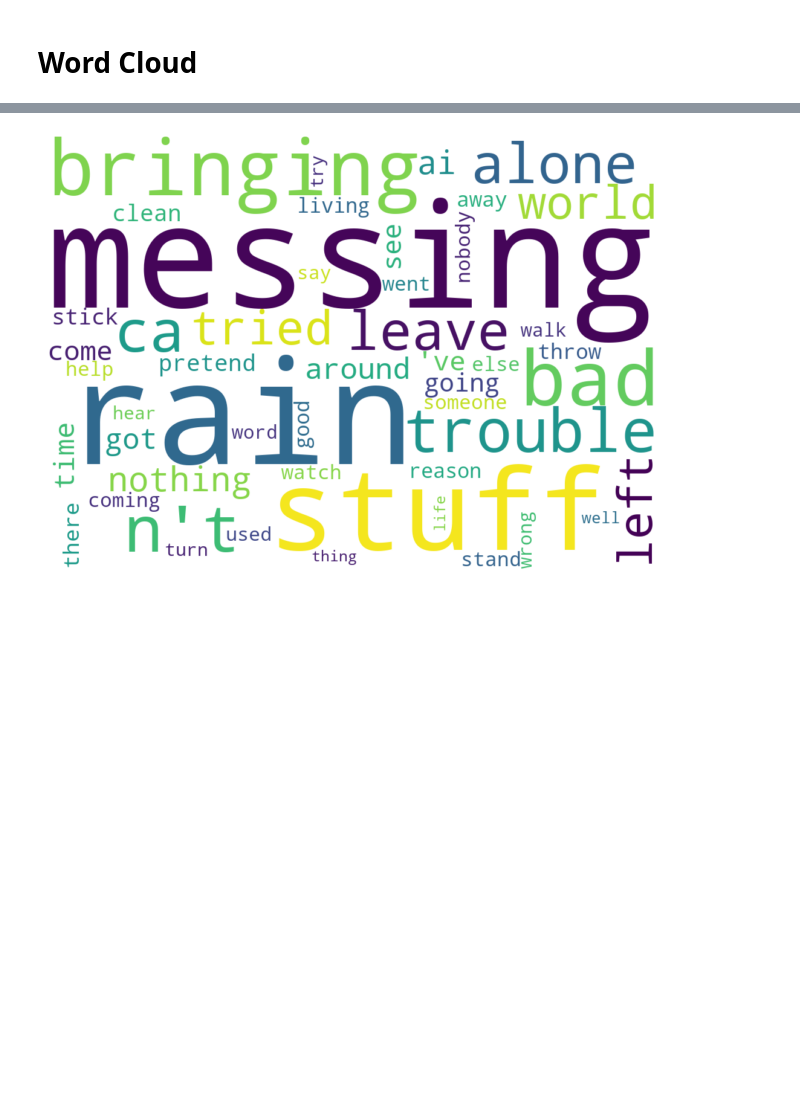
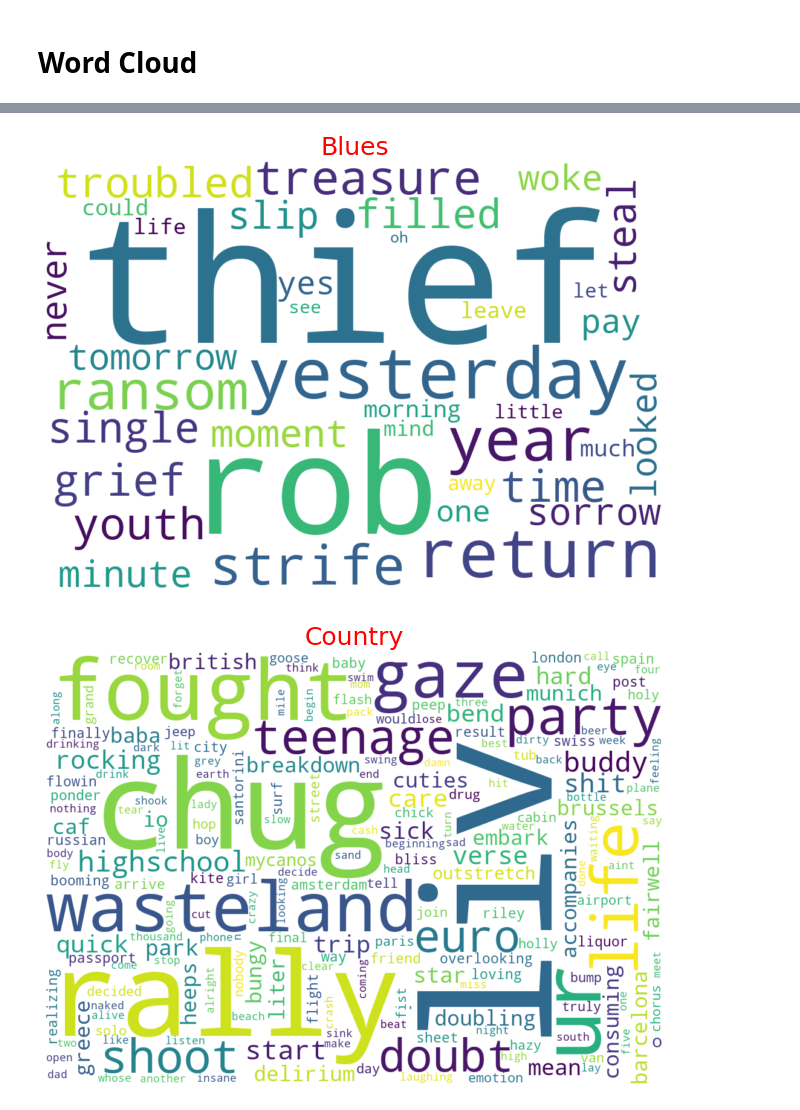
Before and after one commit to ZibingZhang/cs4120, a Jupyter notebook: PredictingGenre.ipynb, the cells around one changed output, grey strips where cells are left out. Drawn from its saved outputs; the diff is of its cells as text; code cells hidden in the pictures; blank space fills up the shorter version.

Commit message:
results chart

```diff
--- a/PredictingGenre.ipynb
+++ b/PredictingGenre.ipynb
@@ -868,10 +906,2 @@ Confusion matrix [[162  47   3  27  29  49]
 # %% [markdown]
 # Word Cloud
-# %%
-lemmed_lyrics_tokenized = [nltk.word_tokenize(doc) for doc in lemmed_lyrics]
-
-dictionary = gensim.corpora.Dictionary(lemmed_lyrics_tokenized)
-
-dictionary.filter_extremes(no_below=15, no_above=0.5, keep_n=100000)
-
-bow_corpus = [dictionary.doc2bow(doc) for doc in lemmed_lyrics_tokenized]
@@ -935,32 +908,48 @@ Topic: 14 Word: 0.005*"love" + 0.004*"na" + 0.004*"baby" + 0.004*"oh" + 0.004*"'
+# %%
+combined_genre_data.drop("Unnamed: 0", axis=1)
+dfs_split_by_genre = {label:combined_genre_data[combined_genre_data.Genres == label] for label in labels}
+dfs_split_by_genre['Country'].Lyric
+lyrics_split_by_genre = {label:clean_docs_lemma(list(dfs_split_by_genre[label].Lyric)) for label in labels}
 # %%
-weights = tfidf[bow_corpus[12]]
+for key in lyrics_split_by_genre:
+    lemmed_lyrics_tokenized = [nltk.word_tokenize(doc) for doc in lyrics_split_by_genre[key]]
+    dictionary = gensim.corpora.Dictionary(lemmed_lyrics_tokenized)
+    # dictionary.filter_extremes(no_below=15, no_above=0.5, keep_n=100000)
+    bow_corpus = [dictionary.doc2bow(doc) for doc in lemmed_lyrics_tokenized]
 
-# Get terms from the dictionary and pair with weights
+    tfidf = models.TfidfModel(bow_corpus)
+    corpus_tfidf = tfidf[bow_corpus]
 
-weights = [(dictionary[pair[0]], pair[1]) for pair in weights]
-weights[-35:]
-from wordcloud import WordCloud
+    lda_model_tfidf = gensim.models.LdaMulticore(corpus_tfidf, num_topics=15, id2word=dictionary, passes=2, workers=4)
 
-# Initialize the word cloud
+    weights = tfidf[bow_corpus[0]]
 
-d = {}
-for a, x in weights:
-    d[a] = x
+    # Get terms from the dictionary and pair with weights
 
-wc = WordCloud(
-    background_color="white",
-    max_words=2000,
-    width = 1024,
-    height = 720,
-    stopwords=stopwords.words("english")
-)
+    weights = [(dictionary[pair[0]], pair[1]) for pair in weights]
+    weights = sorted(weights, key = lambda x: x[1])[-200:]
+    weights[-20:]
 
-# Generate the cloud
+    # Initialize the word cloud
 
-wc.generate_from_frequencies(d)
-plt.figure(figsize = (12, 8))
-plt.imshow(wc, interpolation="bilinear")
-plt.axis("off")
-plt.show()
+    d = {}
+    for a, x in weights:
+        d[a] = x
+
+    wc = WordCloud(
+        background_color="white",
+        max_words=2000,
+        width = 1024,
+        height = 720,
+        stopwords=stopwords.words("english")
+    )
+
+    wc.generate_from_frequencies(d)
+    plt.figure(figsize = (12, 8))
+    plt.imshow(wc, interpolation="bilinear")
+    plt.title(f"{key}", color = "r", fontsize = 25)
+    plt.axis("off")
+    plt.show()
 # %% [output]
-[figure, old version]
+[figure, new version]
+[figure, added]
```
Also changed, not shown: parts of 8 cells of this notebook.
